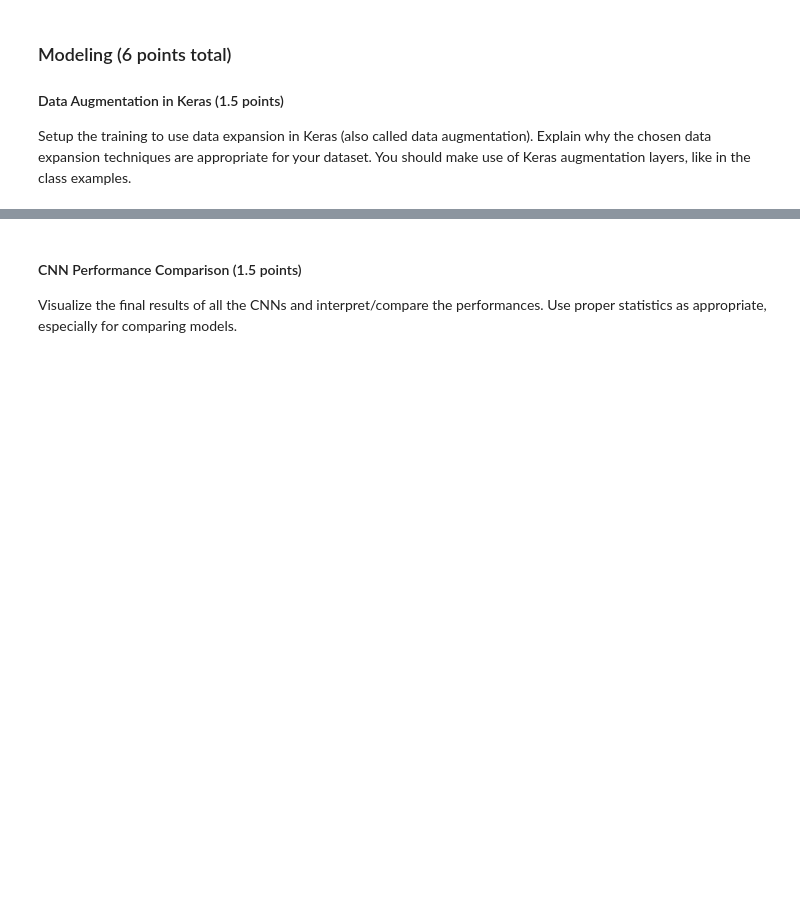
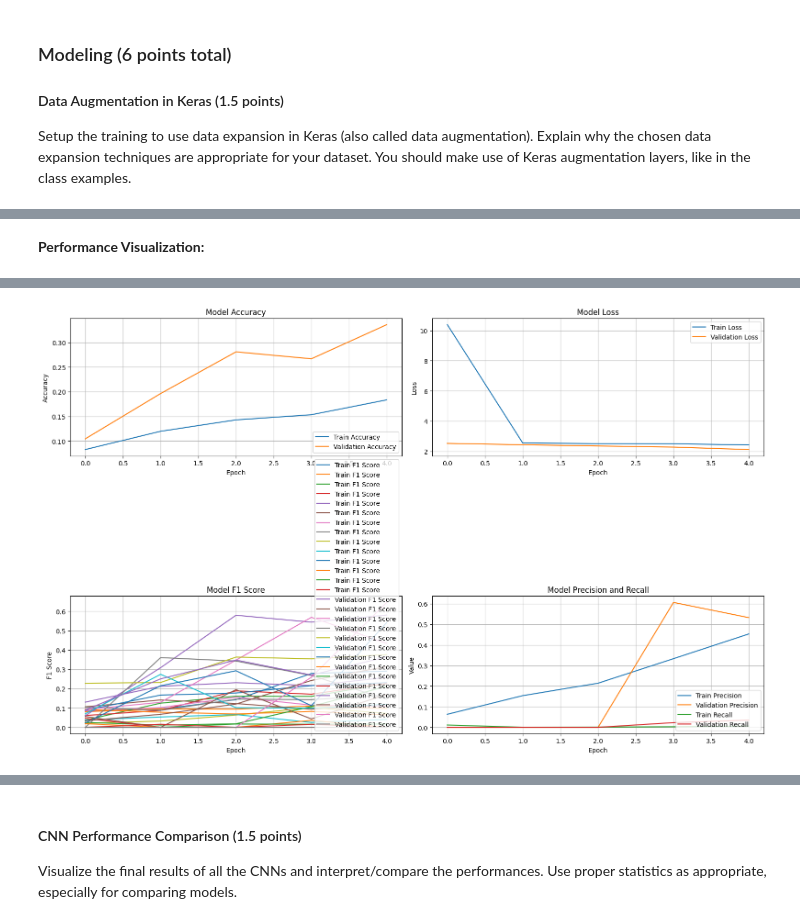
Before and after one commit to Millerb7/CNN_Lab, a Jupyter notebook: Lab.ipynb, the cells around one changed output, grey strips where cells are left out. Cells and saved outputs as stored; diff of their text form; code cells hidden in the pictures; blank space fills up the shorter version.

```diff
--- a/Lab.ipynb
+++ b/Lab.ipynb
@@ -133,16 +148,25 @@ For my playing card image classification task, I've chosen to use Stratified Shu
 
 These reasons make Stratified Shuffle Split a solid choice for managing my data, aiming for a model that's both robust and closely aligned with real-world application requirements.
 # %%
+import numpy as np
 from sklearn.model_selection import StratifiedShuffleSplit
+from tensorflow.keras.utils import to_categorical
 
-# Convert the 'image' column into a format that can be used with StratifiedShuffleSplit
-X = list(df['image'])
-y = df['target'].values
+# Filter out rows where the image is None
+filtered_df = df[df['image'].notnull()]
+
+# Normalize pixel values
+X = np.array([np.array(img) / 255.0 for img in filtered_df['image']])
+print(X.shape)
+y = filtered_df['card_val'].values
+print(y.shape)
+
+y_one_hot = to_categorical(y, num_classes=14)
 
 # Define the Stratified Shuffle Split object
 sss = StratifiedShuffleSplit(n_splits=1, test_size=0.2, random_state=42)
 
 # Perform the split
 for train_index, test_index in sss.split(X, y):
-    X_train, X_test = [X[i] for i in train_index], [X[i] for i in test_index]
-    y_train, y_test = y[train_index], y[test_index]
+    X_train, X_test = X[train_index], X[test_index]
+    y_train, y_test = y_one_hot[train_index], y_one_hot[test_index]
@@ -158,0 +310,22 @@ Create a convolutional neural network to use on your data using Keras. Investiga
+# %% [markdown]
+**Performance Visualization:**
+# %%
+%%time
+import matplotlib.pyplot as plt
+from sklearn.model_selection import StratifiedShuffleSplit
+
+# Define the Stratified Shuffle Split object
+sss = StratifiedShuffleSplit(n_splits=1, test_size=0.2, random_state=42)
+
+# Perform the split
+for train_index, test_index in sss.split(X, y):
+    X_train, X_test = X[train_index], X[test_index]
+    y_train, y_test = y_one_hot[train_index], y_one_hot[test_index]
+
+    history = cnn.fit(X_train, y_train,
+                      validation_data=(X_test, y_test),
+                      epochs=5,
+                      batch_size=512)
+
+    display_metrics(history)
+# %% [output]
@@ -158,0 +342 @@ Create a convolutional neural network to use on your data using Keras. Investiga
+[figure, added]
```
Also changed, not shown: parts of 19 cells of this notebook, 1 other file.
